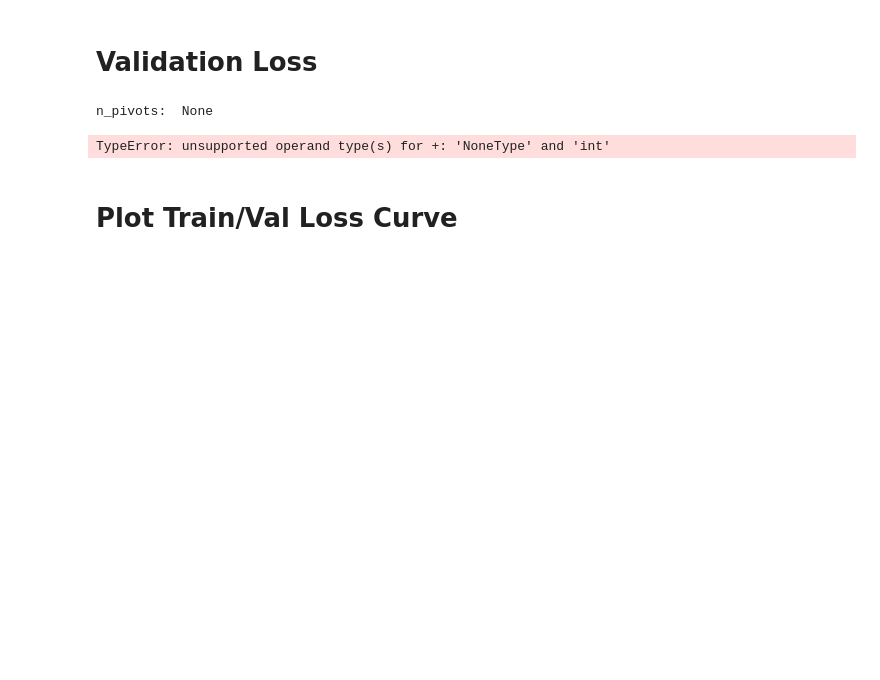
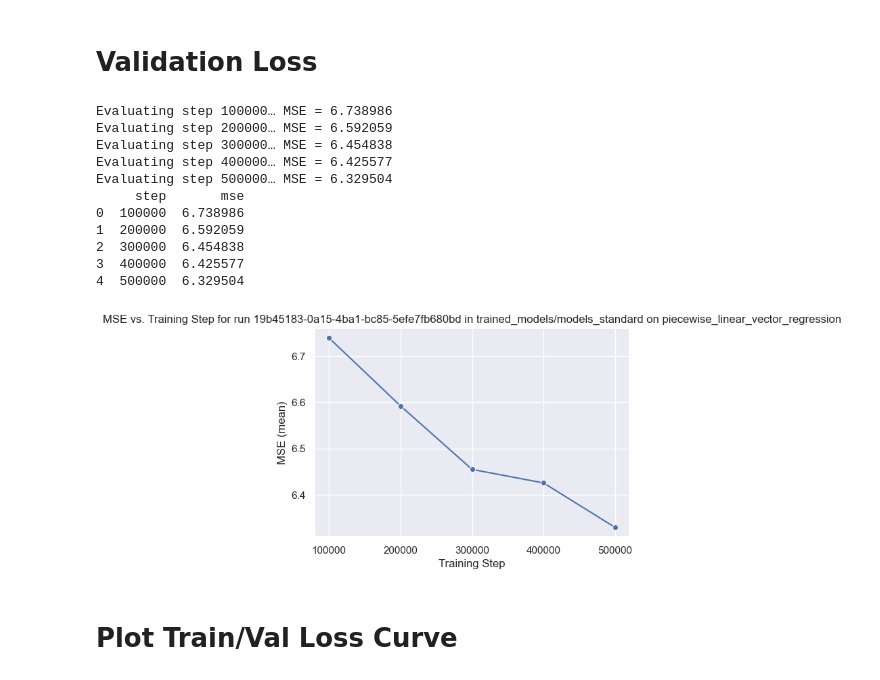
Before and after one commit to parkszachta/in-context-learning, a Jupyter notebook: eval.ipynb, the cells around one changed output. Cells and saved outputs as stored; diff of their text form; code cells hidden in the pictures; blank space fills up the shorter version.

```diff
--- a/eval.ipynb
+++ b/eval.ipynb
@@ -147,7 +143,7 @@ if task == "piecewise_linear_vector_regression_multi_pivot":
         task_name,
         n_dims,
         bsize,
-        n_pivots=cfg["training"]["n_pivots"]
+        n_pivots=cfg["training"]["n_pivots"],
         num_tasks=cfg["training"].get("num_tasks"),
         **task_kwargs
     )
@@ -179,35 +175,45 @@ for ckpt in ckpt_paths:
         run_path,
         step=step,
         DEVICE=DEVICE
     )
     model.eval()
 
     # *** key change here: pass both xs_val and ys_val to forward ***
     with torch.no_grad():
         preds = model(xs_val, ys_val)
         mse   = ((preds - ys_val).square().mean().item())
 
     print(f"MSE = {mse:.6f}")
     records.append({"step": step, "mse": mse})
 
 # ── 6) Restore your original state.pt ─────────────────────────────────
 if os.path.exists(backup_state):
     copy2(backup_state, orig_state)
 
 # ── 7) Make a DataFrame & plot ───────────────────────────────────────
 df_ckpts = pd.DataFrame(records).sort_values("step")
 print(df_ckpts)
 
 plt.figure(figsize=(6, 4))
 ax = sns.lineplot(data=df_ckpts, x="step", y="mse", marker="o")
 ax.xaxis.set_major_locator(ticker.MultipleLocator(100_000))
 plt.title(f"MSE vs. Training Step for run {run_id} in {run_dir} on {task}")
 plt.xlabel("Training Step")
 plt.ylabel("MSE (mean)")
 plt.show()
 # %% [output]
-n_pivots:  None
+Evaluating step 100000… MSE = 6.738986
+Evaluating step 200000… MSE = 6.592059
+Evaluating step 300000… MSE = 6.454838
+Evaluating step 400000… MSE = 6.425577
+Evaluating step 500000… MSE = 6.329504
+     step       mse
+0  100000  6.738986
+1  200000  6.592059
+2  300000  6.454838
+3  400000  6.425577
+4  500000  6.329504
-TypeError: unsupported operand type(s) for +: 'NoneType' and 'int'
+[figure, added]
 # %% [markdown]
 # Plot Train/Val Loss Curve
 # %%
```
Also changed, not shown: parts of 7 cells of this notebook.
